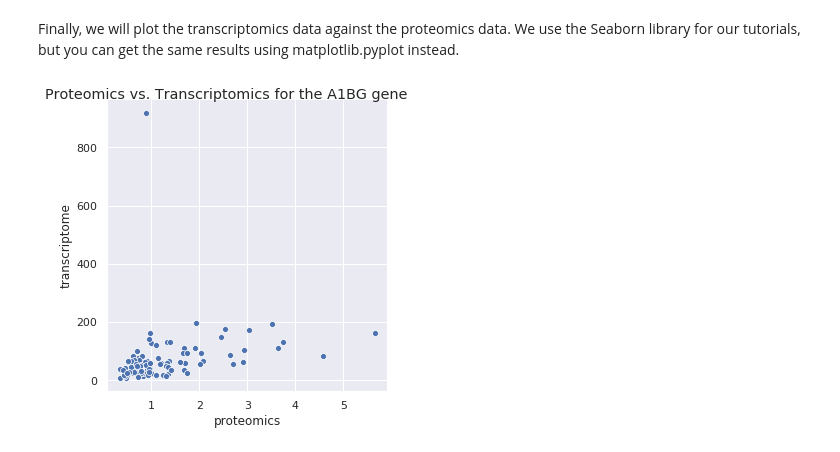
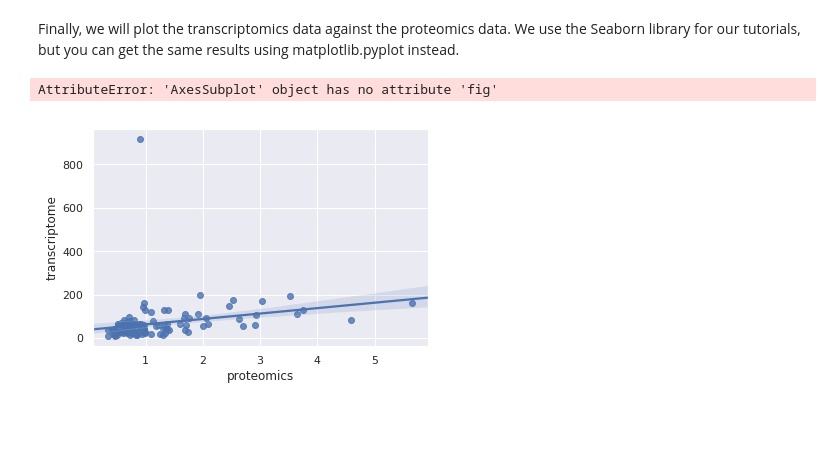
Before and after one commit to PayneLab/cptac, a Jupyter notebook: doc/use-case-1.ipynb, the cells around one changed output. Cells and saved outputs as stored; diff of their text form; code cells hidden in the pictures; blank space fills up the shorter version.

```diff
--- a/doc/use-case-1.ipynb
+++ b/doc/use-case-1.ipynb
@@ -30,8 +30,9 @@ cross = CPTAC.compare_gene(proteomics, transcriptomics, 'A1BG')
 Finally, we will plot the transcriptomics data against the proteomics data. We use the Seaborn library for our tutorials, but you can get the same results using matplotlib.pyplot instead.
 # %%
 sns.set(style="darkgrid")
-plot = sns.relplot(x="proteomics", y="transcriptome", data=cross)
+plot = sns.regplot(x="proteomics", y="transcriptome", data=cross)
 plot.fig.suptitle("Proteomics vs. Transcriptomics for the A1BG gene")
 plt.show()
 # %% [output]
+AttributeError: 'AxesSubplot' object has no attribute 'fig'
-[figure, old version]
+[figure, new version]
```
Also changed, not shown: 23 other files.
